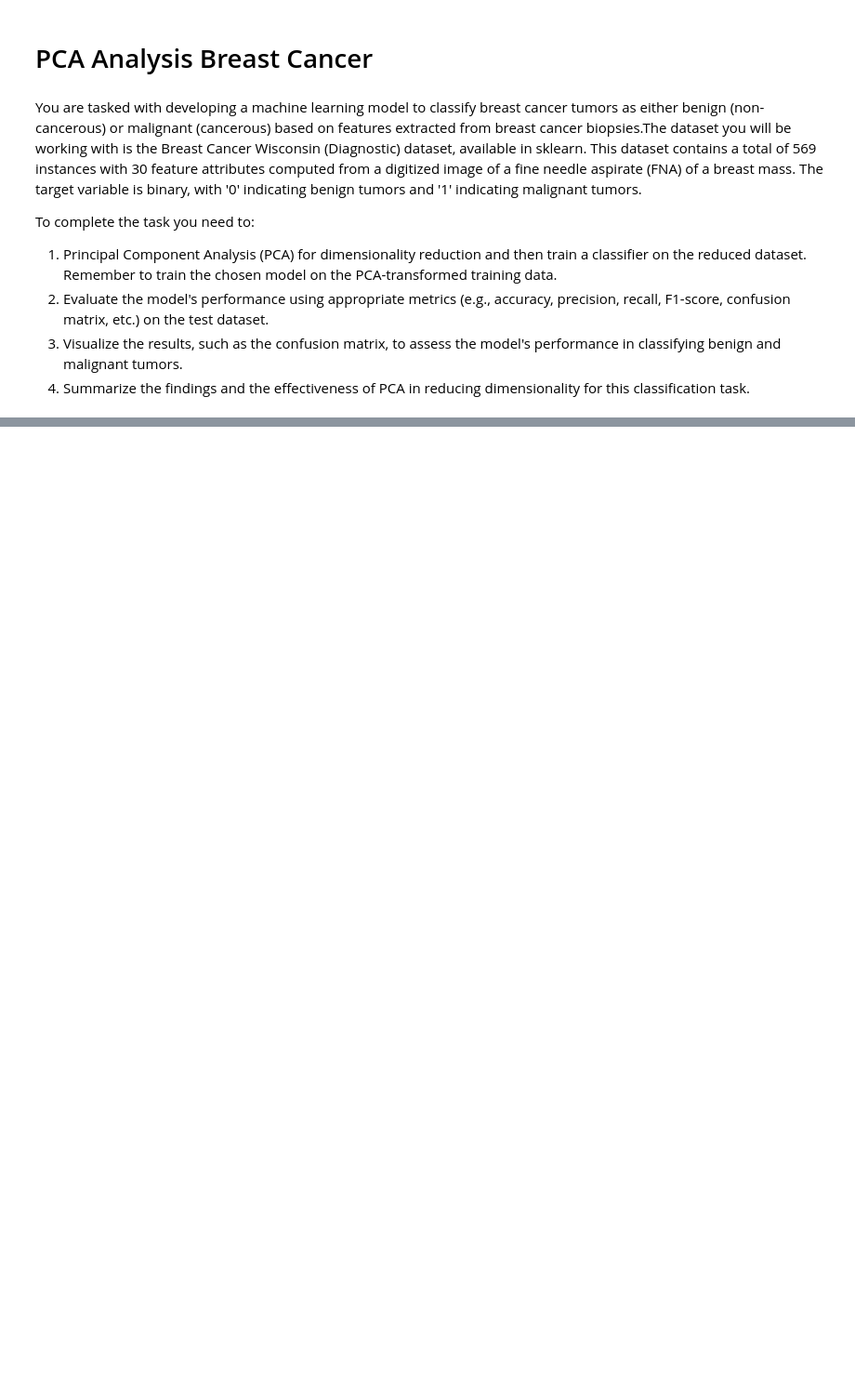
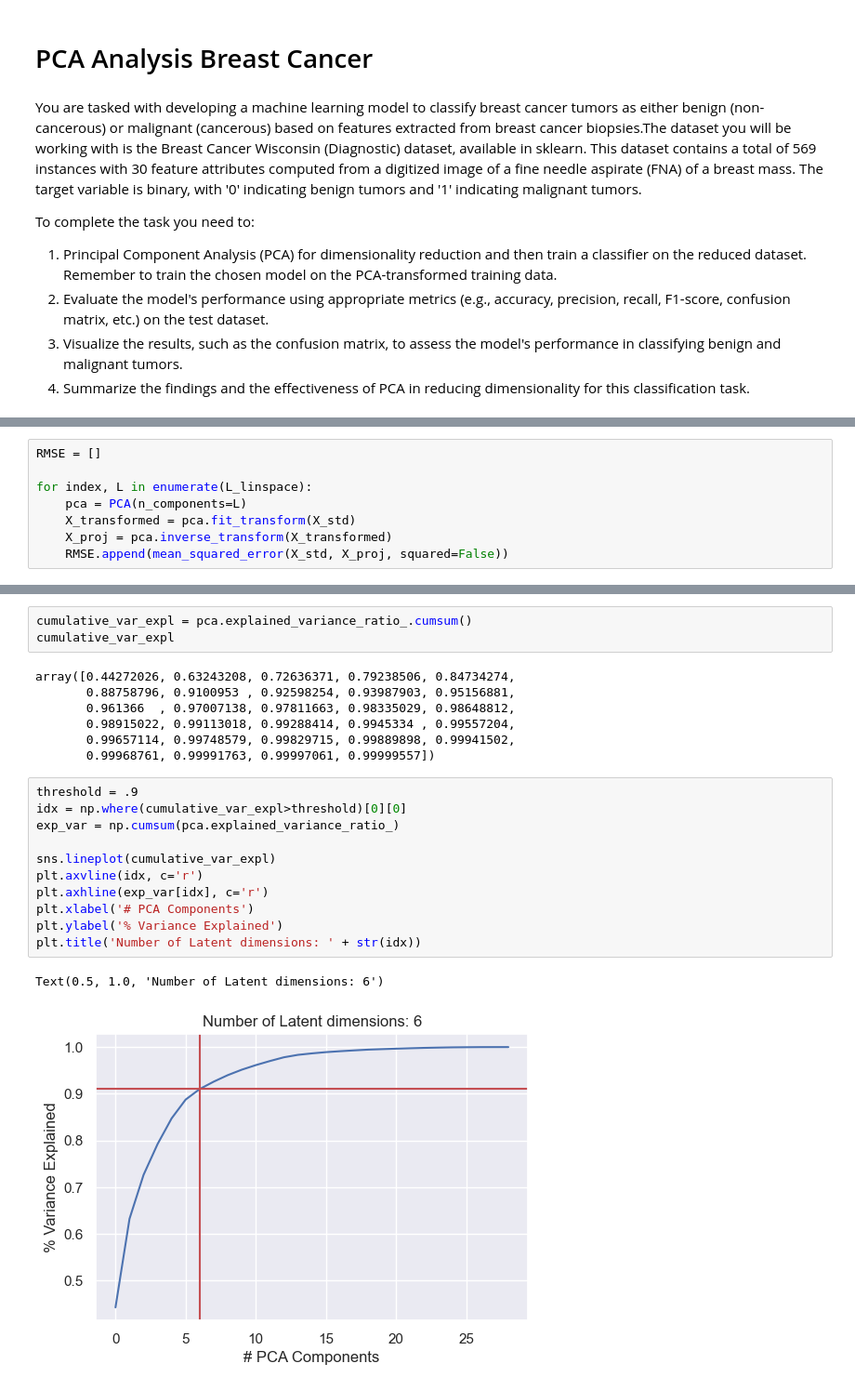
Before and after one commit to yagoTobi/Second-Term-ICAI-5th-Year, a Jupyter notebook: Machine Learning III/T2-Practical-Exercises/Homework/T2-Homework.ipynb, the cells around one changed output, grey strips where cells are left out. Shown at 93% size. Cells and saved outputs as stored; diff of their text form; blank space fills up the shorter version.

```diff
--- a/Machine Learning III/T2-Practical-Exercises/Homework/T2-Homework.ipynb
+++ b/Machine Learning III/T2-Practical-Exercises/Homework/T2-Homework.ipynb
@@ -17,0 +74,8 @@ X_data = load_breast_cancer()
+# %%
+RMSE = []
+
+for index, L in enumerate(L_linspace):
+    pca = PCA(n_components=L)
+    X_transformed = pca.fit_transform(X_std)
+    X_proj = pca.inverse_transform(X_transformed)
+    RMSE.append(mean_squared_error(X_std, X_proj, squared=False))
@@ -17,0 +110,24 @@ X_data = load_breast_cancer()
+# %%
+cumulative_var_expl = pca.explained_variance_ratio_.cumsum()
+cumulative_var_expl
+# %% [output]
+array([0.44272026, 0.63243208, 0.72636371, 0.79238506, 0.84734274,
+       0.88758796, 0.9100953 , 0.92598254, 0.93987903, 0.95156881,
+       0.961366  , 0.97007138, 0.97811663, 0.98335029, 0.98648812,
+       0.98915022, 0.99113018, 0.99288414, 0.9945334 , 0.99557204,
+       0.99657114, 0.99748579, 0.99829715, 0.99889898, 0.99941502,
+       0.99968761, 0.99991763, 0.99997061, 0.99999557])
+# %%
+threshold = .9
+idx = np.where(cumulative_var_expl>threshold)[0][0]
+exp_var = np.cumsum(pca.explained_variance_ratio_)
+
+sns.lineplot(cumulative_var_expl)
+plt.axvline(idx, c='r')
+plt.axhline(exp_var[idx], c='r')
+plt.xlabel('# PCA Components')
+plt.ylabel('% Variance Explained')
+plt.title('Number of Latent dimensions: ' + str(idx))
+# %% [output]
+Text(0.5, 1.0, 'Number of Latent dimensions: 6')
+[figure, added]
```
Also changed, not shown: parts of 61 cells of this notebook, 7 other files.
